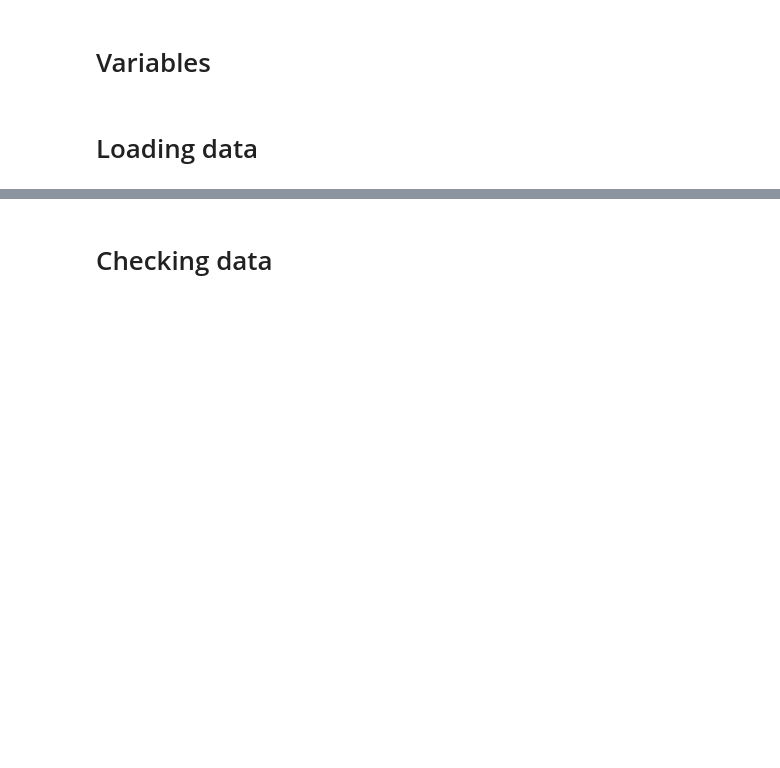
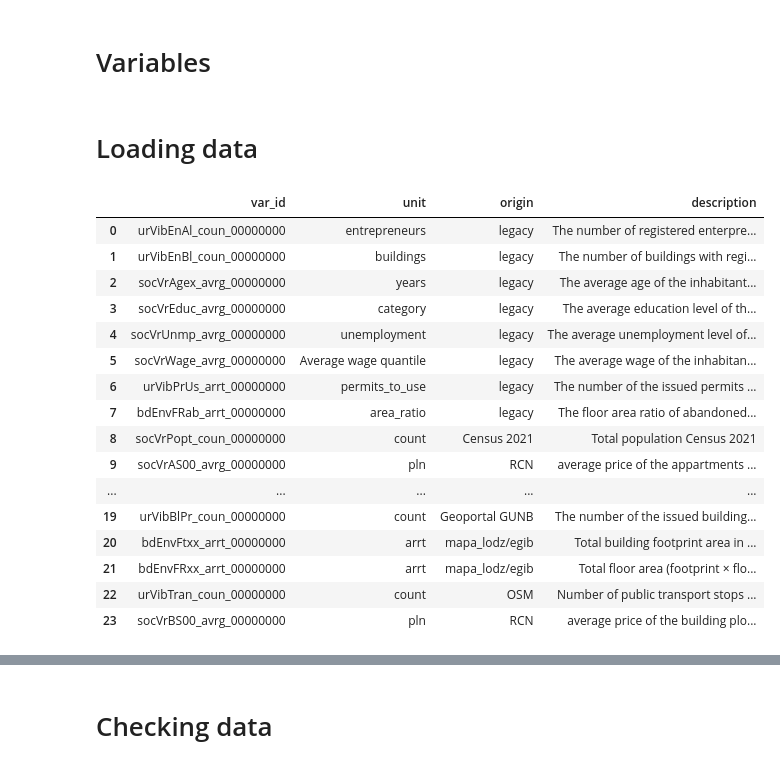
Before and after one commit to Andrew10MAIN/urban_regeneration_platform, a Jupyter notebook: experiments/notebooks/test_db_connection.ipynb, the cells around one changed output, grey strips where cells are left out. Saved outputs shown, nothing was run; the diff lists cells and outputs as text; code cells hidden in the pictures; blank space fills up the shorter version.

```diff
--- a/experiments/notebooks/test_db_connection.ipynb
+++ b/experiments/notebooks/test_db_connection.ipynb
@@ -551,3 +551,23 @@ regeneration_activities = gpd.read_postgis(
 # for name in results_list:
 #     temp_df = pd.read_sql(f"SELECT * FROM {name}", engine)
 #     pd_results_dict[name] = temp_df
+# %%
+dfmeta
+# %% [output]
+|  | var_id | unit | origin | description |
+| 0 | urVibEnAl_coun_00000000 | entrepreneurs | legacy | The number of registered enterpre... |
+| 1 | urVibEnBl_coun_00000000 | buildings | legacy | The number of buildings with regi... |
+| 2 | socVrAgex_avrg_00000000 | years | legacy | The average age of the inhabitant... |
+| 3 | socVrEduc_avrg_00000000 | category | legacy | The average education level of th... |
+| 4 | socVrUnmp_avrg_00000000 | unemployment | legacy | The average unemployment level of... |
+| 5 | socVrWage_avrg_00000000 | Average wage quantile | legacy | The average wage of the inhabitan... |
+| 6 | urVibPrUs_arrt_00000000 | permits_to_use | legacy | The number of the issued permits ... |
+| 7 | bdEnvFRab_arrt_00000000 | area_ratio | legacy | The floor area ratio of abandoned... |
+| 8 | socVrPopt_coun_00000000 | count | Census 2021 | Total population Census 2021 |
+| 9 | socVrAS00_avrg_00000000 | pln | RCN | average price of the appartments ... |
+| ... | ... | ... | ... | ... |
+| 19 | urVibBlPr_coun_00000000 | count | Geoportal GUNB | The number of the issued building... |
+| 20 | bdEnvFtxx_arrt_00000000 | arrt | mapa_lodz/egib | Total building footprint area in ... |
+| 21 | bdEnvFRxx_arrt_00000000 | arrt | mapa_lodz/egib | Total floor area (footprint × flo... |
+| 22 | urVibTran_coun_00000000 | count | OSM | Number of public transport stops ... |
+| 23 | socVrBS00_avrg_00000000 | pln | RCN | average price of the building plo... |
```
Also changed, not shown: parts of 2 cells of this notebook, 7 other files.
